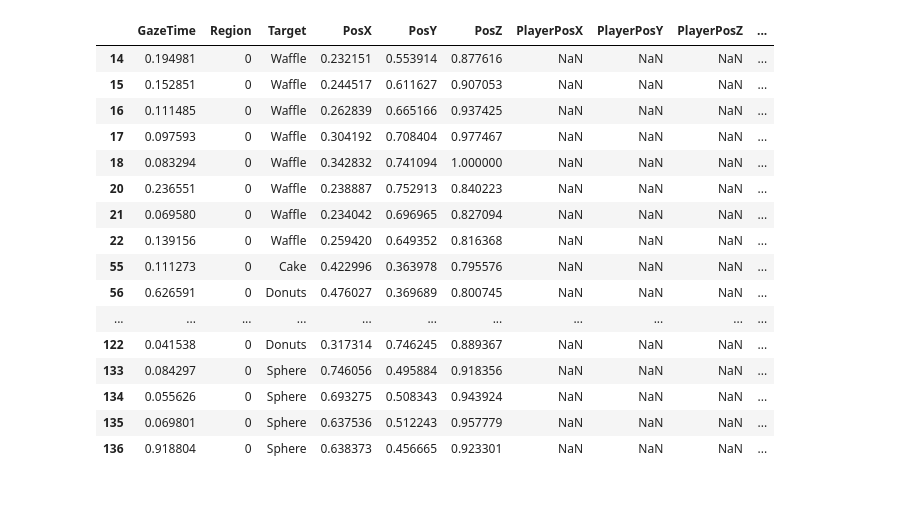
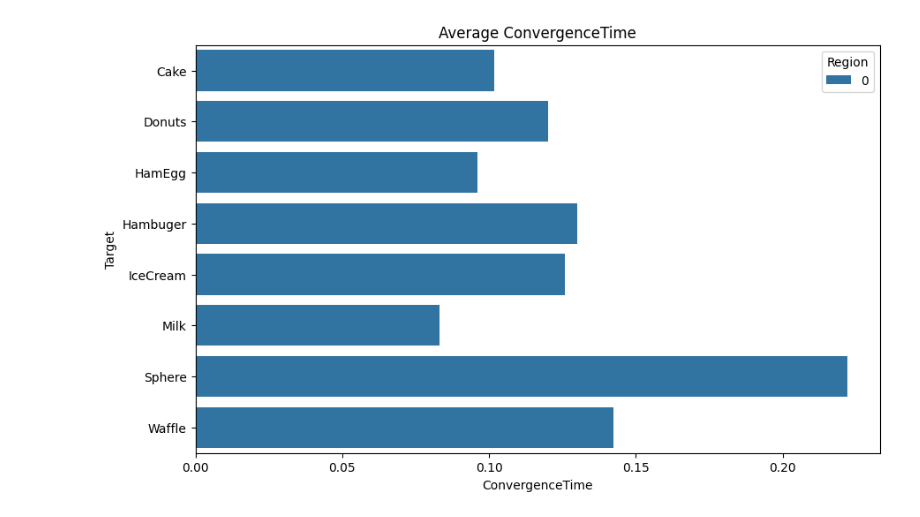
Before and after one commit to haaris7/Bachelorprojekt, a Jupyter notebook: gaze_data_analysis/Task2_Metric_Analysis.ipynb, the cells around one changed output. Cells and saved outputs as stored; diff of their text form; code cells hidden in the pictures.

```diff
--- a/gaze_data_analysis/Task2_Metric_Analysis.ipynb
+++ b/gaze_data_analysis/Task2_Metric_Analysis.ipynb
@@ -230,52 +409,8 @@ overall_avg_convergence_times
-# %%
-import numpy as np
-
-def calculate_eccentricity(dataframe):
-    # Get vectors from the eye to the object and from the eye straight ahead
-    dataframe = dataframe.copy()
-    dataframe = dataframe[dataframe['Target'] != 'None']
-
-    eye_to_object = dataframe[['PosX', 'PosY', 'PosZ']].values - dataframe[['PlayerPosX', 'PlayerPosY', 'PlayerPosZ']].values
-    straight_ahead = np.array([0, 0, 1])  # This assumes that straight ahead is along the z-axis
-
-    # Normalize the vectors (make them length 1) so that dot product gives the cosine of the angle
-    eye_to_object = eye_to_object / np.linalg.norm(eye_to_object, axis=1, keepdims=True)
-    straight_ahead = straight_ahead / np.linalg.norm(straight_ahead)
-
-    # Calculate the dot product of the two vectors, which is equal to the cosine of the angle between them
-    cos_angle = np.dot(eye_to_object, straight_ahead)
-
-    # Calculate the angle itself (in radians)
-    angle = np.arccos(cos_angle)
-
-    # Convert to degrees
-    angle = np.degrees(angle)
-
-    # Normalize the angle by the Oculus Quest 2's field of view
-    fov = 89
-    angle = angle / fov
-
-    # Add the angle to the dataframe
-    dataframe['Eccentricity'] = angle
-
-    return dataframe
-
-calculate_eccentricity(dataframes[1])
-# %% [output]
-|  | GazeTime | Region | Target | PosX | PosY | PosZ | PlayerPosX | PlayerPosY | PlayerPosZ | ... |
-| 14 | 0.194981 | 0 | Waffle | 0.232151 | 0.553914 | 0.877616 | NaN | NaN | NaN | ... |
-| 15 | 0.152851 | 0 | Waffle | 0.244517 | 0.611627 | 0.907053 | NaN | NaN | NaN | ... |
-| 16 | 0.111485 | 0 | Waffle | 0.262839 | 0.665166 | 0.937425 | NaN | NaN | NaN | ... |
-| 17 | 0.097593 | 0 | Waffle | 0.304192 | 0.708404 | 0.977467 | NaN | NaN | NaN | ... |
-| 18 | 0.083294 | 0 | Waffle | 0.342832 | 0.741094 | 1.000000 | NaN | NaN | NaN | ... |
-| 20 | 0.236551 | 0 | Waffle | 0.238887 | 0.752913 | 0.840223 | NaN | NaN | NaN | ... |
-| 21 | 0.069580 | 0 | Waffle | 0.234042 | 0.696965 | 0.827094 | NaN | NaN | NaN | ... |
-| 22 | 0.139156 | 0 | Waffle | 0.259420 | 0.649352 | 0.816368 | NaN | NaN | NaN | ... |
-| 55 | 0.111273 | 0 | Cake | 0.422996 | 0.363978 | 0.795576 | NaN | NaN | NaN | ... |
-| 56 | 0.626591 | 0 | Donuts | 0.476027 | 0.369689 | 0.800745 | NaN | NaN | NaN | ... |
-| ... | ... | ... | ... | ... | ... | ... | ... | ... | ... | ... |
-| 122 | 0.041538 | 0 | Donuts | 0.317314 | 0.746245 | 0.889367 | NaN | NaN | NaN | ... |
-| 133 | 0.084297 | 0 | Sphere | 0.746056 | 0.495884 | 0.918356 | NaN | NaN | NaN | ... |
-| 134 | 0.055626 | 0 | Sphere | 0.693275 | 0.508343 | 0.943924 | NaN | NaN | NaN | ... |
-| 135 | 0.069801 | 0 | Sphere | 0.637536 | 0.512243 | 0.957779 | NaN | NaN | NaN | ... |
-| 136 | 0.918804 | 0 | Sphere | 0.638373 | 0.456665 | 0.923301 | NaN | NaN | NaN | ... |
+# %%
+# Horizontal Bar Chart
+plt.figure(figsize=(10, 6))
+sns.barplot(x='ConvergenceTime', y='Target', hue='Region', data=overall_avg_convergence_times, orient='h')
+plt.title('Average ConvergenceTime')
+plt.show()
+# %% [output]
+[figure, added]
```
Also changed, not shown: parts of 24 cells of this notebook, 2 other files.
